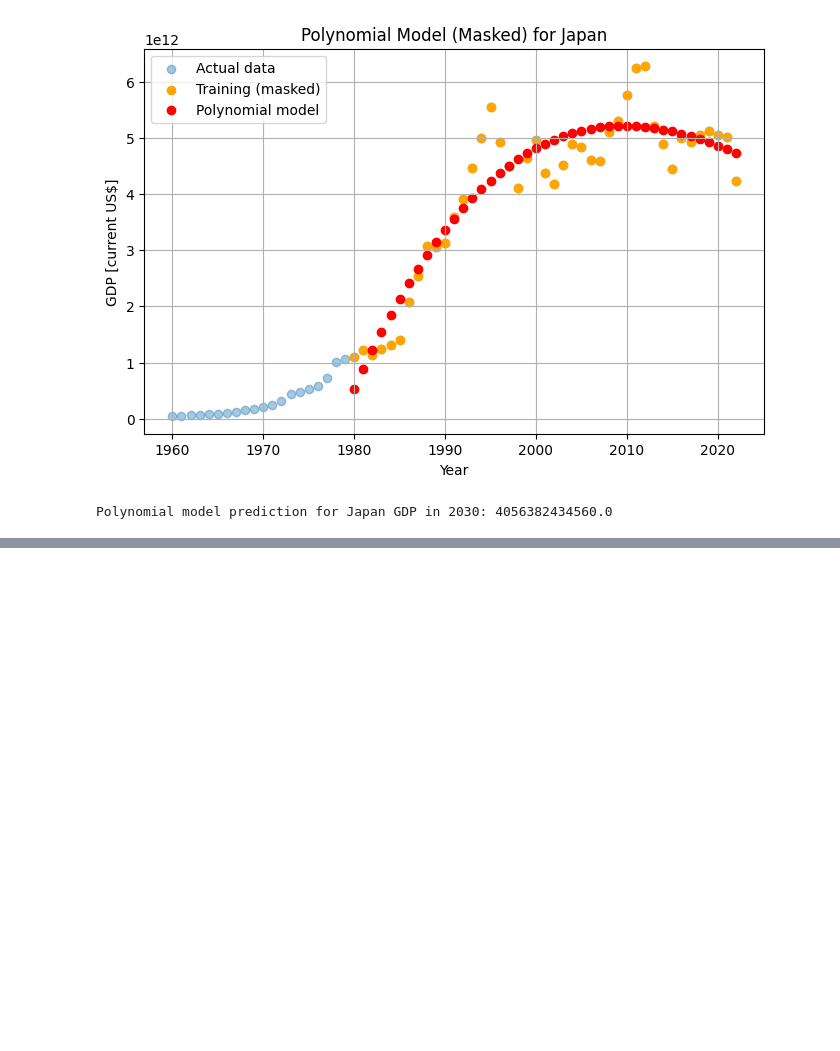
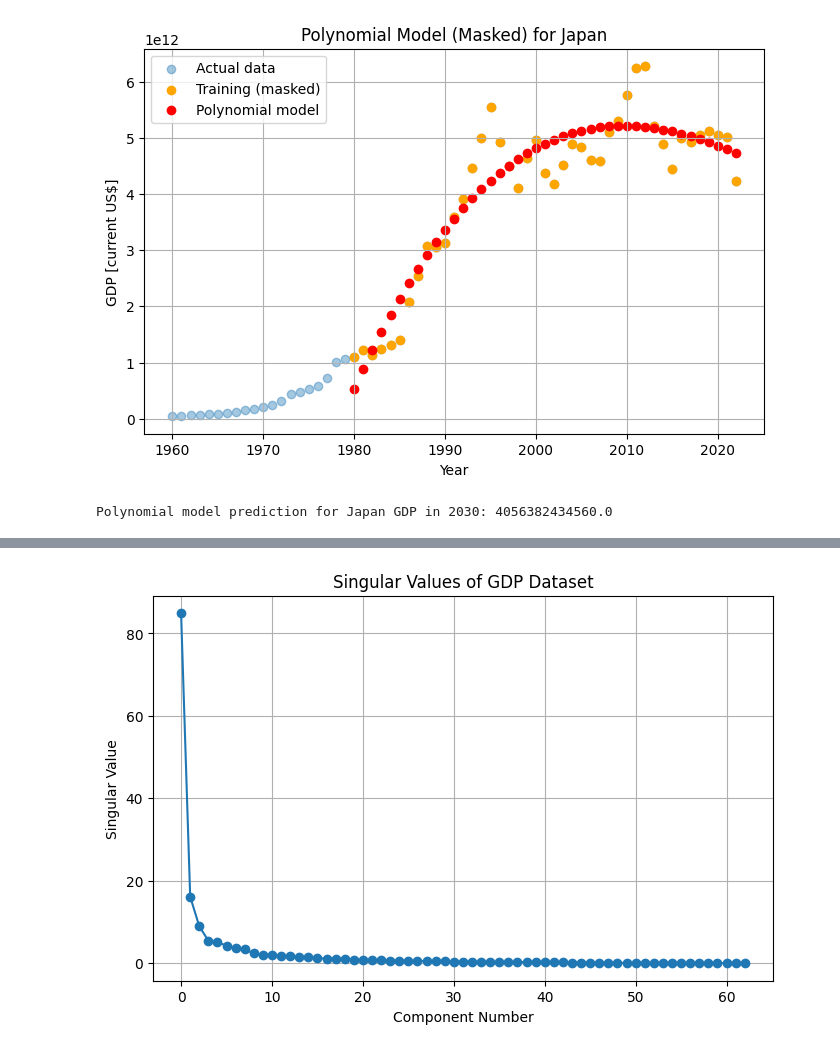
Before and after one commit to shokun723/Summer_Workshop_ShoRydberg, a Jupyter notebook: 0_Class_Notebooks/KNOW_DATA_NUMERICAL.ipynb, the cells around one changed output, grey strips where cells are left out. Cells and saved outputs as stored; diff of their text form; code cells hidden in the pictures; blank space fills up the shorter version.

Commit message:
Added SVD to numerical notebook. Might need some polish.

```diff
--- a/0_Class_Notebooks/KNOW_DATA_NUMERICAL.ipynb
+++ b/0_Class_Notebooks/KNOW_DATA_NUMERICAL.ipynb
@@ -868,0 +881,10 @@ Polynomial model prediction for Japan GDP in 2030: 4056382434560.0
+# %%
+# Select only the numerical GDP values
+# Rows = years, columns = countries
+gdp_matrix = gdp_transposed.values.astype(float)
+
+# Scale the data so very large countries do not dominate too much
+gdp_matrix_scaled = (gdp_matrix - gdp_matrix.mean(axis=0)) / gdp_matrix.std(axis=0)
+
+# Replace possible NaN values caused by zero standard deviation
+gdp_matrix_scaled = np.nan_to_num(gdp_matrix_scaled)
@@ -868,0 +899,4 @@ Polynomial model prediction for Japan GDP in 2030: 4056382434560.0
+# %%
+U, S, Vt = np.linalg.svd(gdp_matrix_scaled, full_matrices=False)
+
+S
@@ -868,0 +920,13 @@ Polynomial model prediction for Japan GDP in 2030: 4056382434560.0
+# %%
+plt.figure(figsize=(8, 5))
+
+plt.plot(S, marker="o")
+
+plt.xlabel("Component Number")
+plt.ylabel("Singular Value")
+plt.title("Singular Values of GDP Dataset")
+
+plt.grid(True)
+plt.show()
+# %% [output]
+[figure, added]
```
Also changed, not shown: parts of 9 cells of this notebook.
